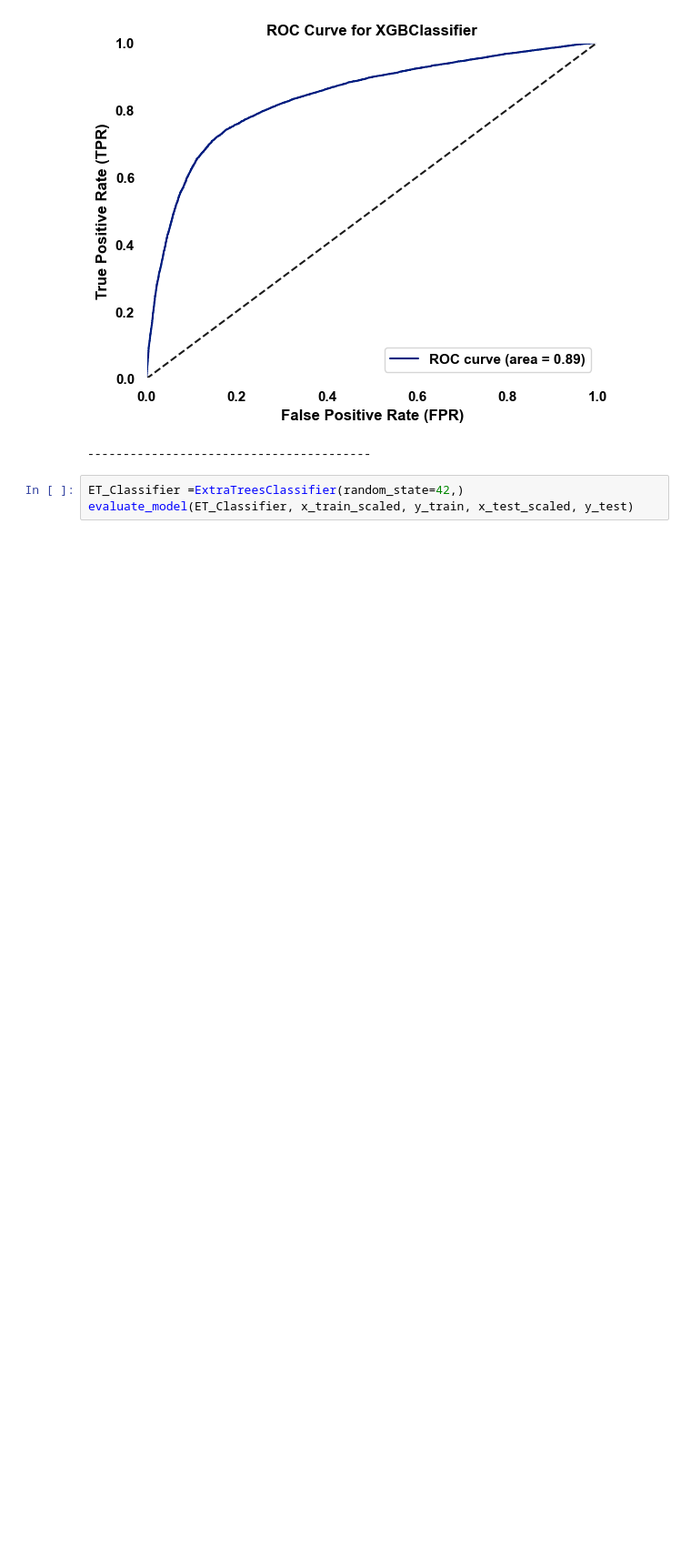
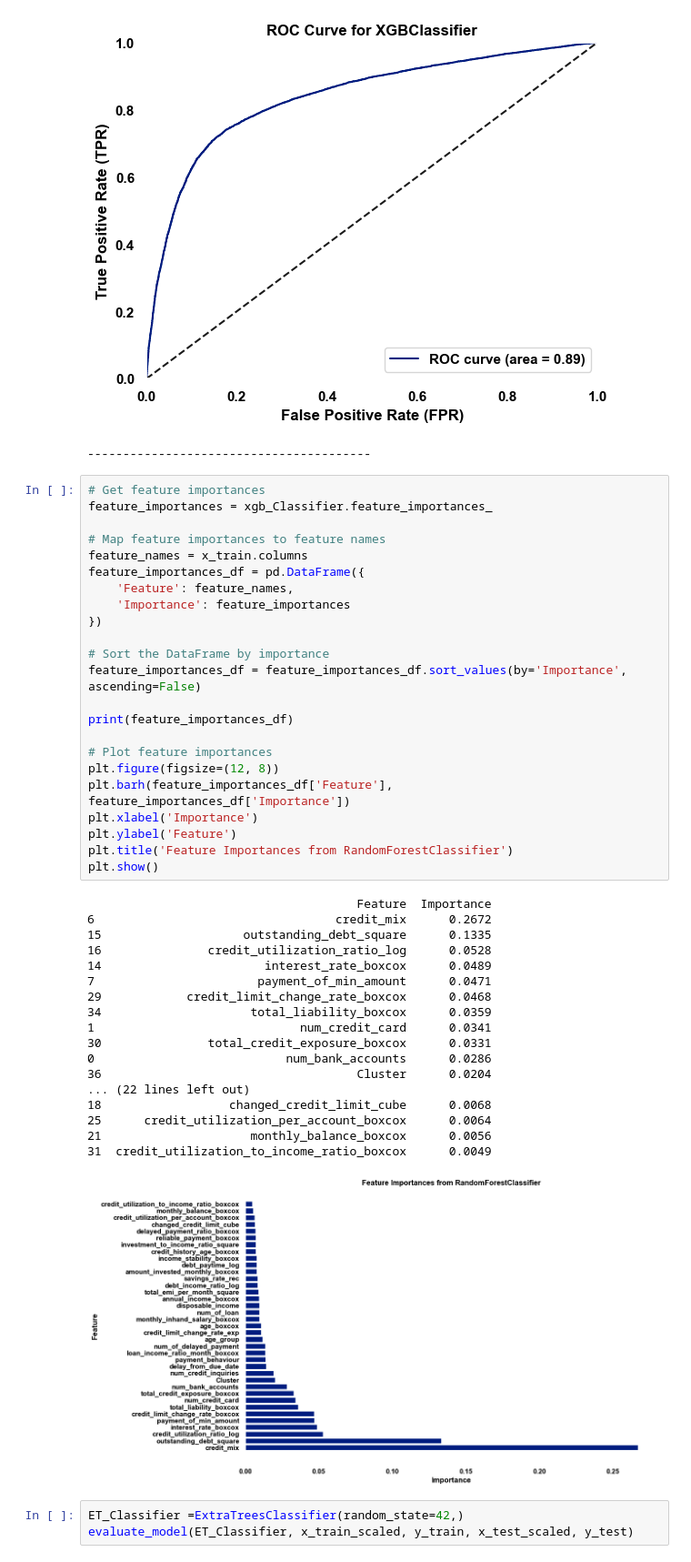
Before and after one commit to Santhosh-Analytics/Banking_Analytics, a Jupyter notebook: Classification.ipynb, the cells around one changed output. Shown at 91% size. Cells and saved outputs as stored; diff of their text form; blank space fills up the shorter version.

```diff
--- a/Classification.ipynb
+++ b/Classification.ipynb
@@ -336,6 +458,48 @@ Balanced Accuracy Train - 0.8908723865204808
 Specificity Test - 0.7715347415704072
 [figure]
 ----------------------------------------
+# %%
+# Get feature importances
+feature_importances = xgb_Classifier.feature_importances_
+
+# Map feature importances to feature names
+feature_names = x_train.columns
+feature_importances_df = pd.DataFrame({
+    'Feature': feature_names,
+    'Importance': feature_importances
+})
+
+# Sort the DataFrame by importance
+feature_importances_df = feature_importances_df.sort_values(by='Importance', ascending=False)
+
+print(feature_importances_df)
+
+# Plot feature importances
+plt.figure(figsize=(12, 8))
+plt.barh(feature_importances_df['Feature'], feature_importances_df['Importance'])
+plt.xlabel('Importance')
+plt.ylabel('Feature')
+plt.title('Feature Importances from RandomForestClassifier')
+plt.show()
+# %% [output]
+                                      Feature  Importance
+6                                  credit_mix      0.2672
+15                    outstanding_debt_square      0.1335
+16               credit_utilization_ratio_log      0.0528
+14                       interest_rate_boxcox      0.0489
+7                       payment_of_min_amount      0.0471
+29            credit_limit_change_rate_boxcox      0.0468
+34                     total_liability_boxcox      0.0359
+1                             num_credit_card      0.0341
+30               total_credit_exposure_boxcox      0.0331
+0                           num_bank_accounts      0.0286
+36                                    Cluster      0.0204
+... (22 lines left out)
+18                  changed_credit_limit_cube      0.0068
+25      credit_utilization_per_account_boxcox      0.0064
+21                     monthly_balance_boxcox      0.0056
+31  credit_utilization_to_income_ratio_boxcox      0.0049
+[figure, added]
 # %%
 ET_Classifier =ExtraTreesClassifier(random_state=42,)
 evaluate_model(ET_Classifier, x_train_scaled, y_train, x_test_scaled, y_test)
```
Also changed, not shown: parts of 15 cells of this notebook, 2 other files.
